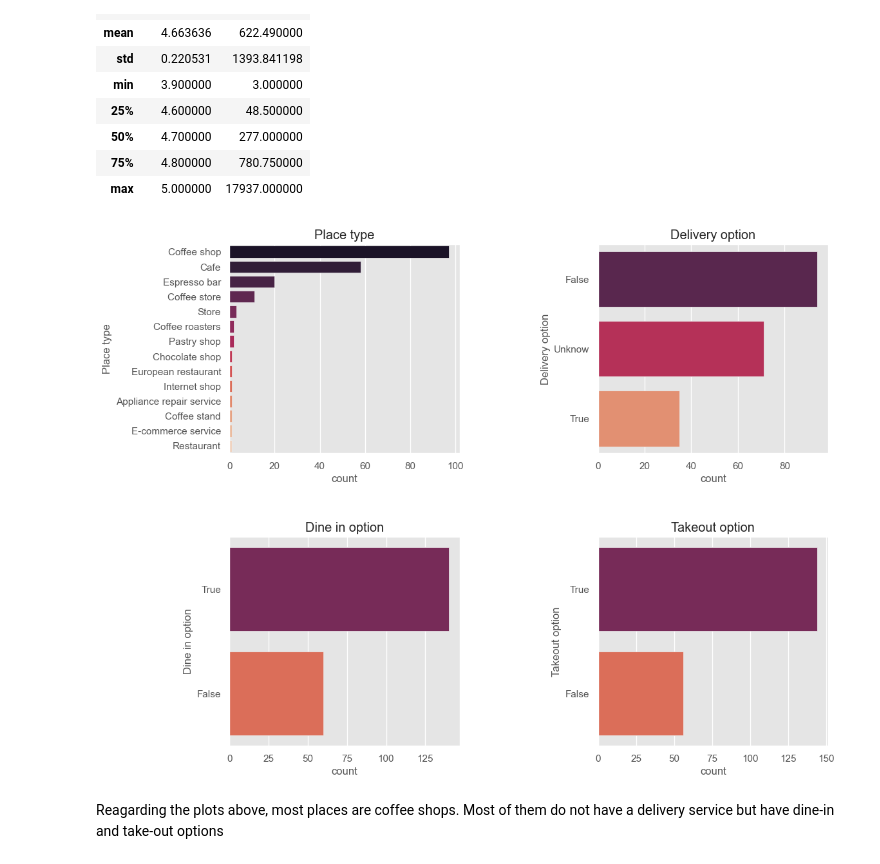
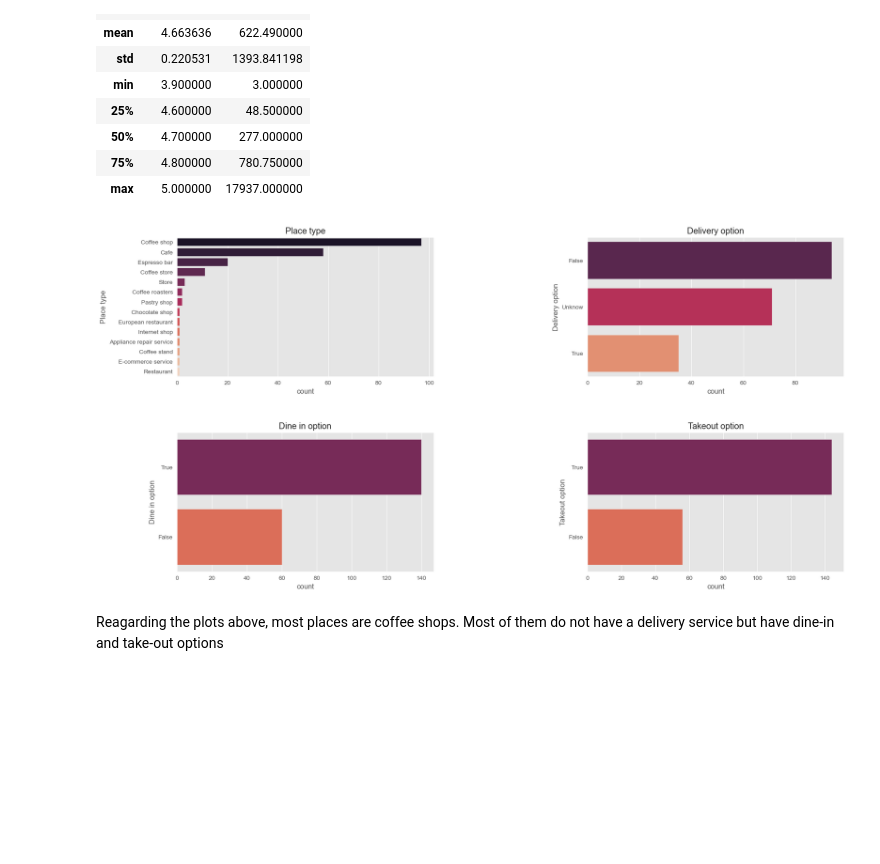
Before and after one commit to quangcaophan/Ukraine-Coffee-Analyze, a Jupyter notebook: Coffee Analyze.ipynb, the cells around one changed output. Saved outputs shown, nothing was run; the diff lists cells and outputs as text; code cells hidden in the pictures; blank space fills up the shorter version.

```diff
--- a/Coffee Analyze.ipynb
+++ b/Coffee Analyze.ipynb
@@ -162,22 +164,22 @@ df.describe()
 | 75% | 4.800000 | 780.750000 |
 | max | 5.000000 | 17937.000000 |
 # %%
-plt.figure(figsize=(12,16))
+plt.figure(figsize=(20,16))# Width and Height of figure
 sns.set_style("darkgrid")
 plt.style.use('ggplot')
 plt.subplots_adjust(hspace=0.4, wspace=0.6)
 sns.set_palette("Spectral")
 for i, cat_col in enumerate(['Place type', 'Delivery option', 'Dine in option', 'Takeout option']):
     plt.subplot(3, 2, i+1)
     sns.countplot(y=cat_col,
                   data=df,
                   order=df[cat_col].value_counts().index,
                   palette="rocket")
     plt.title(cat_col)
     plt.xticks(rotation=0)
 plt.show()
 # %% [output]
-[figure, old version]
+[figure, new version]
 # %% [markdown]
 Reagarding the plots above, most places are coffee shops. Most of them do not have a delivery service but have dine-in and take-out options
 # %% [markdown]
```
Also changed, not shown: parts of 6 cells of this notebook.
